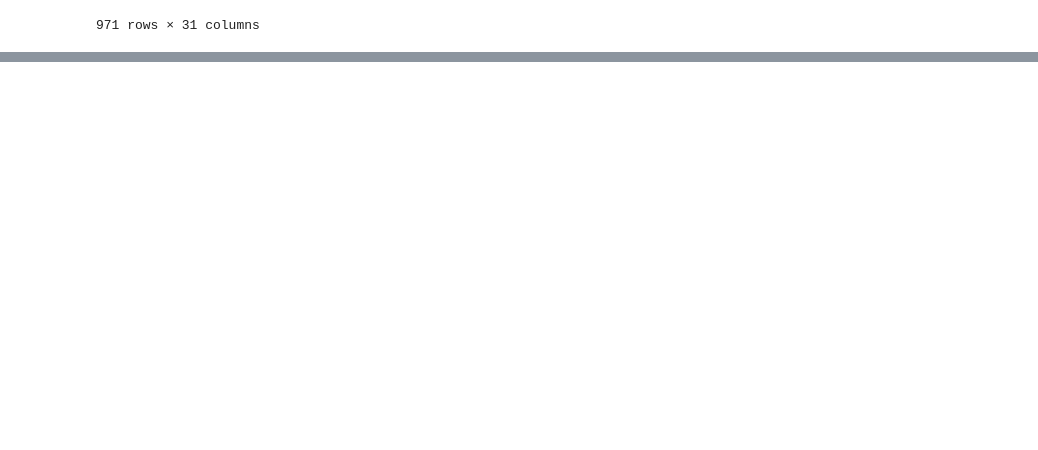
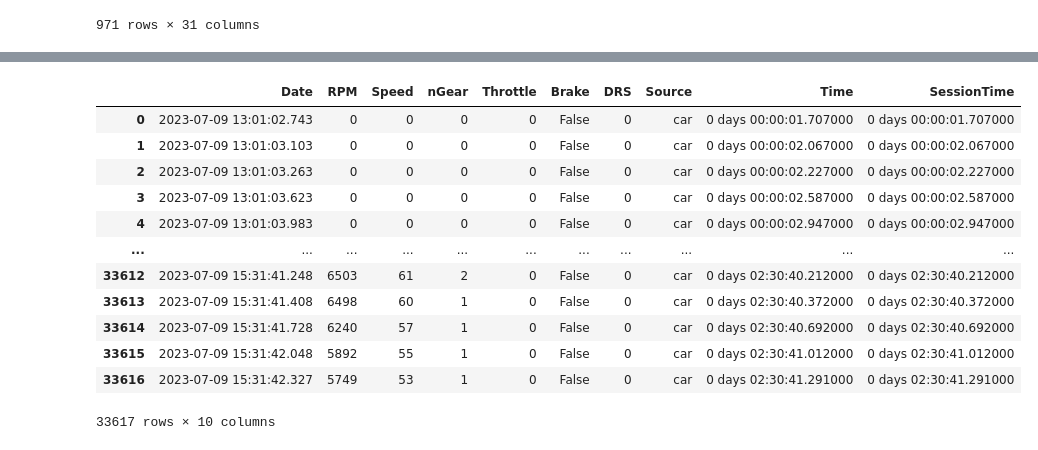
Before and after one commit to AndyZ-CYC/F1_Predictive_Models, a Jupyter notebook: Data_Playground.ipynb, the cells around one changed output, grey strips where cells are left out. Saved outputs shown, nothing was run; the diff lists cells and outputs as text; code cells hidden in the pictures; blank space fills up the shorter version.

```diff
--- a/Data_Playground.ipynb
+++ b/Data_Playground.ipynb
@@ -111,0 +185,16 @@ session.laps
+# %%
+carInfo["1"]
+# %% [output]
+|  | Date | RPM | Speed | nGear | Throttle | Brake | DRS | Source | Time | SessionTime |
+| 0 | 2023-07-09 13:01:02.743 | 0 | 0 | 0 | 0 | False | 0 | car | 0 days 00:00:01.707000 | 0 days 00:00:01.707000 |
+| 1 | 2023-07-09 13:01:03.103 | 0 | 0 | 0 | 0 | False | 0 | car | 0 days 00:00:02.067000 | 0 days 00:00:02.067000 |
+| 2 | 2023-07-09 13:01:03.263 | 0 | 0 | 0 | 0 | False | 0 | car | 0 days 00:00:02.227000 | 0 days 00:00:02.227000 |
+| 3 | 2023-07-09 13:01:03.623 | 0 | 0 | 0 | 0 | False | 0 | car | 0 days 00:00:02.587000 | 0 days 00:00:02.587000 |
+| 4 | 2023-07-09 13:01:03.983 | 0 | 0 | 0 | 0 | False | 0 | car | 0 days 00:00:02.947000 | 0 days 00:00:02.947000 |
+| ... | ... | ... | ... | ... | ... | ... | ... | ... | ... | ... |
+| 33612 | 2023-07-09 15:31:41.248 | 6503 | 61 | 2 | 0 | False | 0 | car | 0 days 02:30:40.212000 | 0 days 02:30:40.212000 |
+| 33613 | 2023-07-09 15:31:41.408 | 6498 | 60 | 1 | 0 | False | 0 | car | 0 days 02:30:40.372000 | 0 days 02:30:40.372000 |
+| 33614 | 2023-07-09 15:31:41.728 | 6240 | 57 | 1 | 0 | False | 0 | car | 0 days 02:30:40.692000 | 0 days 02:30:40.692000 |
+| 33615 | 2023-07-09 15:31:42.048 | 5892 | 55 | 1 | 0 | False | 0 | car | 0 days 02:30:41.012000 | 0 days 02:30:41.012000 |
+| 33616 | 2023-07-09 15:31:42.327 | 5749 | 53 | 1 | 0 | False | 0 | car | 0 days 02:30:41.291000 | 0 days 02:30:41.291000 |
+33617 rows × 10 columns
```
Also changed, not shown: parts of 14 cells of this notebook, 55 other files.
